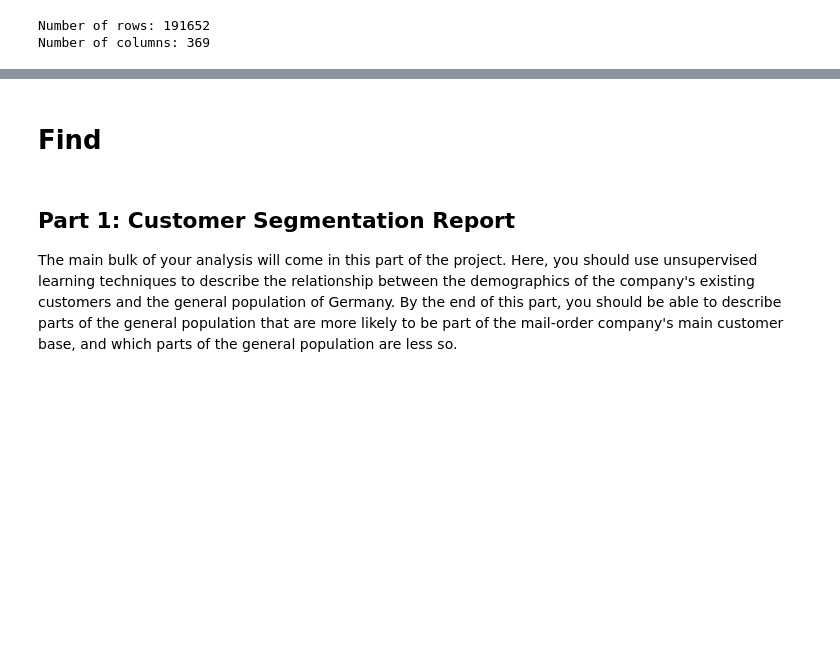
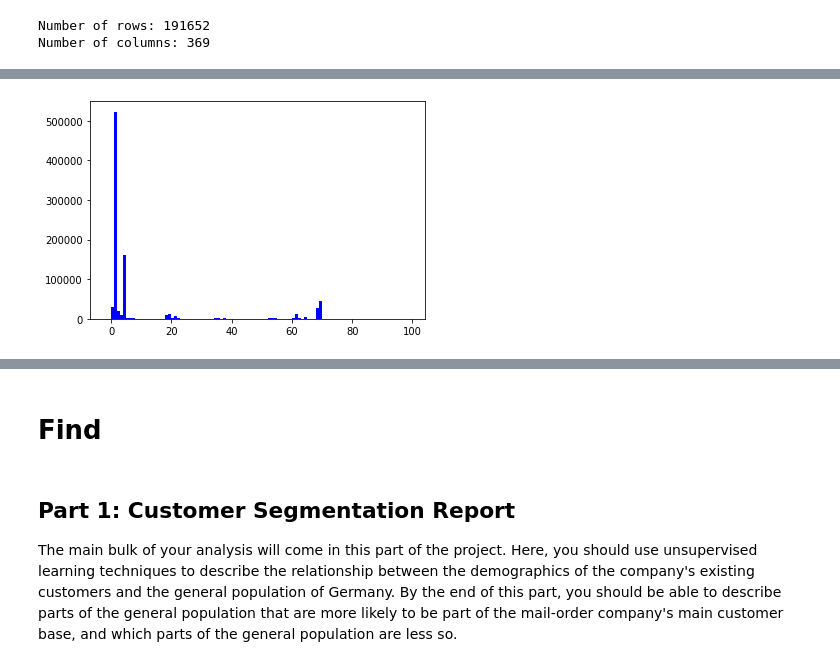
Before and after one commit to Pruthv1/Arvato_Project, a Jupyter notebook: Arvato Project Workbook.ipynb, the cells around one changed output, grey strips where cells are left out. Saved outputs shown, nothing was run; the diff lists cells and outputs as text; code cells hidden in the pictures; blank space fills up the shorter version.

```diff
--- a/Arvato Project Workbook.ipynb
+++ b/Arvato Project Workbook.ipynb
@@ -174,0 +130,5 @@ azdias_null = azdias.isnull().sum()
+# %%
+plt.hist(azdias_null_percent_row, facecolor = 'b', bins=range(-2,100))
+plt.show()
+# %% [output]
+[figure, added]
```
Also changed, not shown: parts of 45 cells of this notebook.
